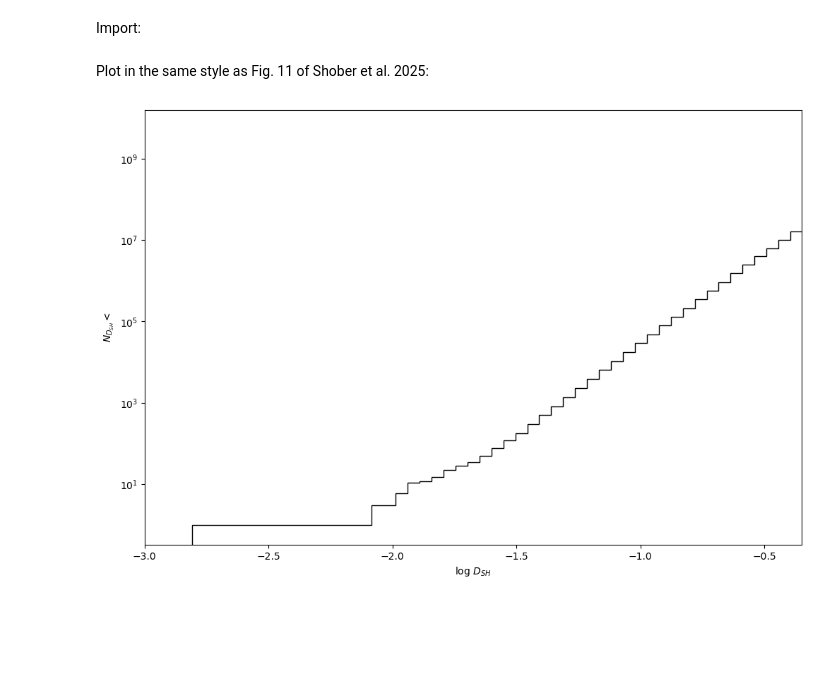
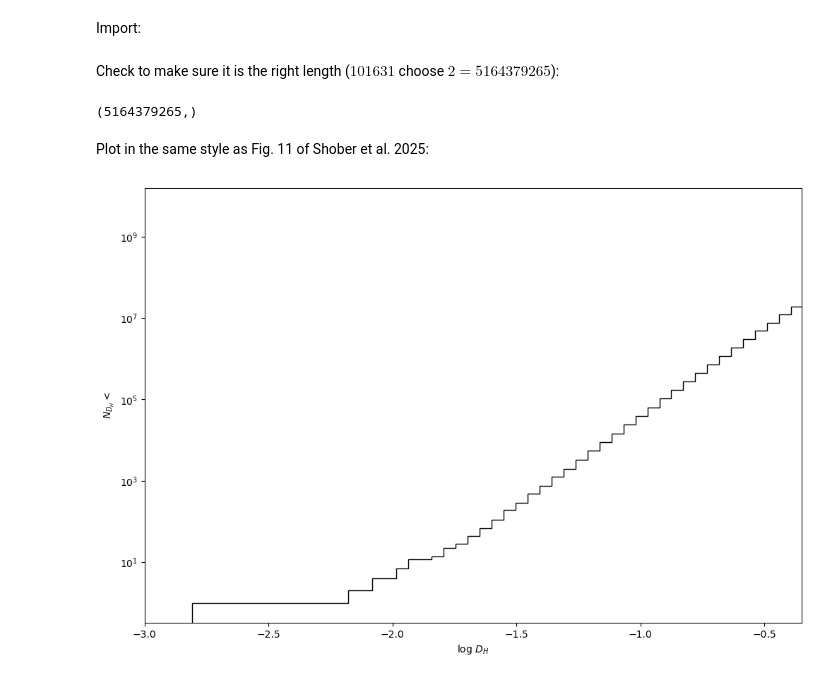
Before and after one commit to ia-chow/Thesis, a Jupyter notebook: dynamics/emccd_d_vals_plotting_full.ipynb, the cells around one changed output. Drawn from its saved outputs; the diff is of its cells as text; code cells hidden in the pictures; blank space fills up the shorter version.

Commit message:
updated dynamics with dh plots for full 5 billion paris as well as dh, dsh plots for 0.01g cutoff

```diff
--- a/dynamics/emccd_d_vals_plotting_full.ipynb
+++ b/dynamics/emccd_d_vals_plotting_full.ipynb
@@ -6,17 +6,23 @@ Import:
 # %%
 # either dsh or dh depending on which one
 log10_d_vals = np.log10(np.load('./emccd_d_vals/all_emccd_dh_vals.npy'))
+# %% [markdown]
+Check to make sure it is the right length ($101631$ choose $2 = 5164379265$):
+# %%
+log10_d_vals.shape
+# %% [output]
+(5164379265,)
 # %% [markdown]
 Plot in the same style as Fig. 11 of Shober et al. 2025:
 # %%
 plt.figure(figsize = (12, 8))
 # entries, edges, _ = plt.hist(log10_d_vals, bins=100, color='k', cumulative=True, histtype='step')
 n_bins = 100
 bins = np.linspace(np.min(log10_d_vals), np.max(log10_d_vals), n_bins)
 entries, edges, _ = plt.hist(log10_d_vals, bins=bins, color='k', cumulative=True, histtype='step')
 plt.yscale('log')
 plt.xlim(-3, -0.35)
-plt.xlabel(r'log $D_{SH}$'), plt.ylabel(r'$N_{D_{SH}} < $')
-plt.savefig('emccd_d_vals_step_ew_bins.png')
+plt.xlabel(r'log $D_{H}$'), plt.ylabel(r'$N_{D_{H}} < $')
+plt.savefig('emccd_dh_zoomed.png')
 # %% [output]
-[figure, old version]
+[figure, new version]
```
Also changed, not shown: parts of 3 cells of this notebook, 7 other files.
